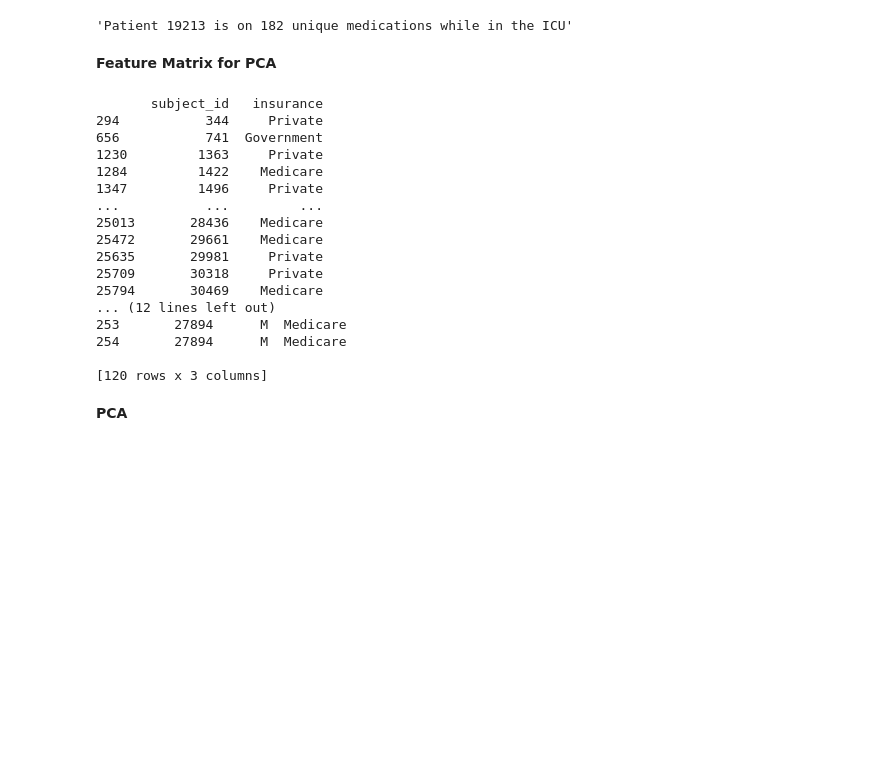
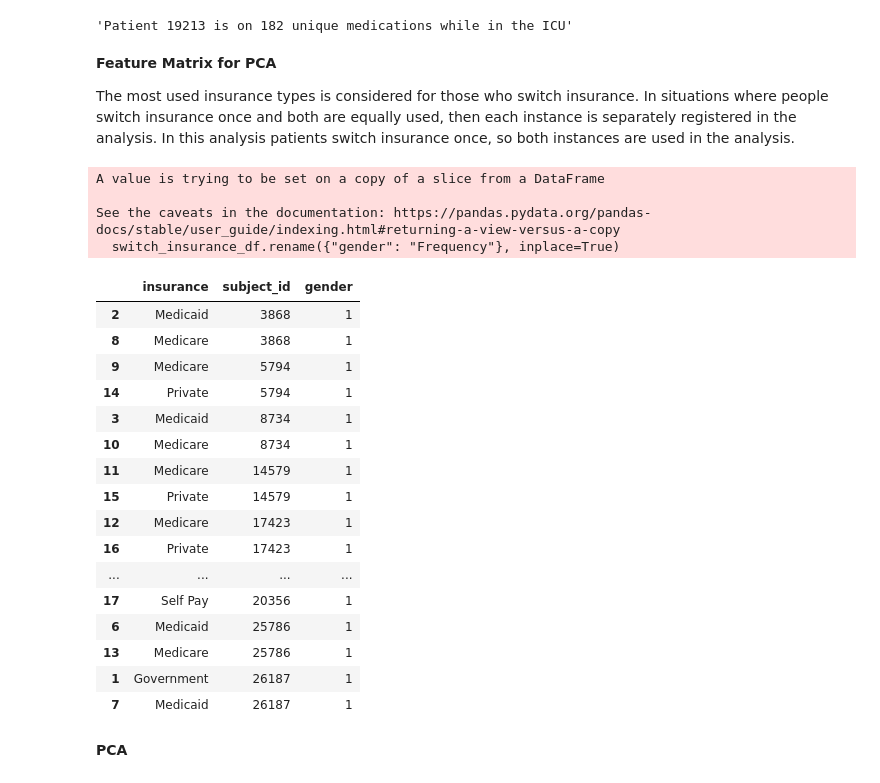
Before and after one commit to rhiats/diab_sev_mimicIII, a Jupyter notebook: Analysis_of_Patients_with_Type_2_Diabetes_in_ICU.ipynb, the cells around one changed output. Drawn from its saved outputs; the diff is of its cells as text; code cells hidden in the pictures; blank space fills up the shorter version.

Commit message:
Insurance switch

```diff
--- a/Analysis_of_Patients_with_Type_2_Diabetes_in_ICU.ipynb
+++ b/Analysis_of_Patients_with_Type_2_Diabetes_in_ICU.ipynb
@@ -114,37 +114,50 @@ drugs_19213_ser_lst=list(set(drugs_19213_ser.to_list()))
 "Patient 19213 is on {} unique medications while in the ICU".format(len(drugs_19213_ser_lst))
 # %% [output]
 'Patient 19213 is on 182 unique medications while in the ICU'
-# %% [markdown]
-**Feature Matrix for PCA**
+# %% [markdown]
+**Feature Matrix for PCA**
+
+The most used insurance types is considered for those who switch insurance. In situations where people switch insurance once and both are equally used, then each instance is separately registered in the analysis. In this analysis patients switch insurance once, so both instances are used in the analysis.
 # %%
 #join df_gender, df_insur_diab, df_drug_diab,  df_drug_per_patient
 
 gend_insur_diab=df_gender.merge(df_insur_diab, on='subject_id',how='outer')
-print(df_insur_diab)
-print(gend_insur_diab[gend_insur_diab.duplicated()])
+
+switch_insurance_df=gend_insur_diab[gend_insur_diab.duplicated(subset=['subject_id','gender'],keep=False)]
+
+freq_switch_insurance_df=switch_insurance_df.groupby(["insurance","subject_id"]).count().reset_index()
+switch_insurance_df.rename({"gender": "Frequency"}, inplace=True)
+
+max_switch_insurance_df=freq_switch_insurance_df.groupby(["insurance","subject_id"]).max().reset_index()
+
+max_switch_insurance_df.sort_values(by=["subject_id","insurance"])
 #Replace df_drug_diab not top 3 with 'other'
 #one-hot encode (drug 1, 2, 3, other)
 
 #one_hot_encoded_data = pd.get_dummies(data, columns = ['Remarks', 'Gender'])
 #print(one_hot_encoded_data)
 # %% [output]
-       subject_id   insurance
-294           344     Private
-656           741  Government
-1230         1363     Private
-1284         1422    Medicare
-1347         1496     Private
-...           ...         ...
-25013       28436    Medicare
-25472       29661    Medicare
-25635       29981     Private
-25709       30318     Private
-25794       30469    Medicare
-... (12 lines left out)
-253       27894      M  Medicare
-254       27894      M  Medicare
+A value is trying to be set on a copy of a slice from a DataFrame
 
-[120 rows x 3 columns]
+See the caveats in the documentation: https://pandas.pydata.org/pandas-docs/stable/user_guide/indexing.html#returning-a-view-versus-a-copy
+  switch_insurance_df.rename({"gender": "Frequency"}, inplace=True)
+|  | insurance | subject_id | gender |
+| 2 | Medicaid | 3868 | 1 |
+| 8 | Medicare | 3868 | 1 |
+| 9 | Medicare | 5794 | 1 |
+| 14 | Private | 5794 | 1 |
+| 3 | Medicaid | 8734 | 1 |
+| 10 | Medicare | 8734 | 1 |
+| 11 | Medicare | 14579 | 1 |
+| 15 | Private | 14579 | 1 |
+| 12 | Medicare | 17423 | 1 |
+| 16 | Private | 17423 | 1 |
+| ... | ... | ... | ... |
+| 17 | Self Pay | 20356 | 1 |
+| 6 | Medicaid | 25786 | 1 |
+| 13 | Medicare | 25786 | 1 |
+| 1 | Government | 26187 | 1 |
+| 7 | Medicaid | 26187 | 1 |
 # %% [markdown]
 **PCA**
 # %% [markdown]
```
